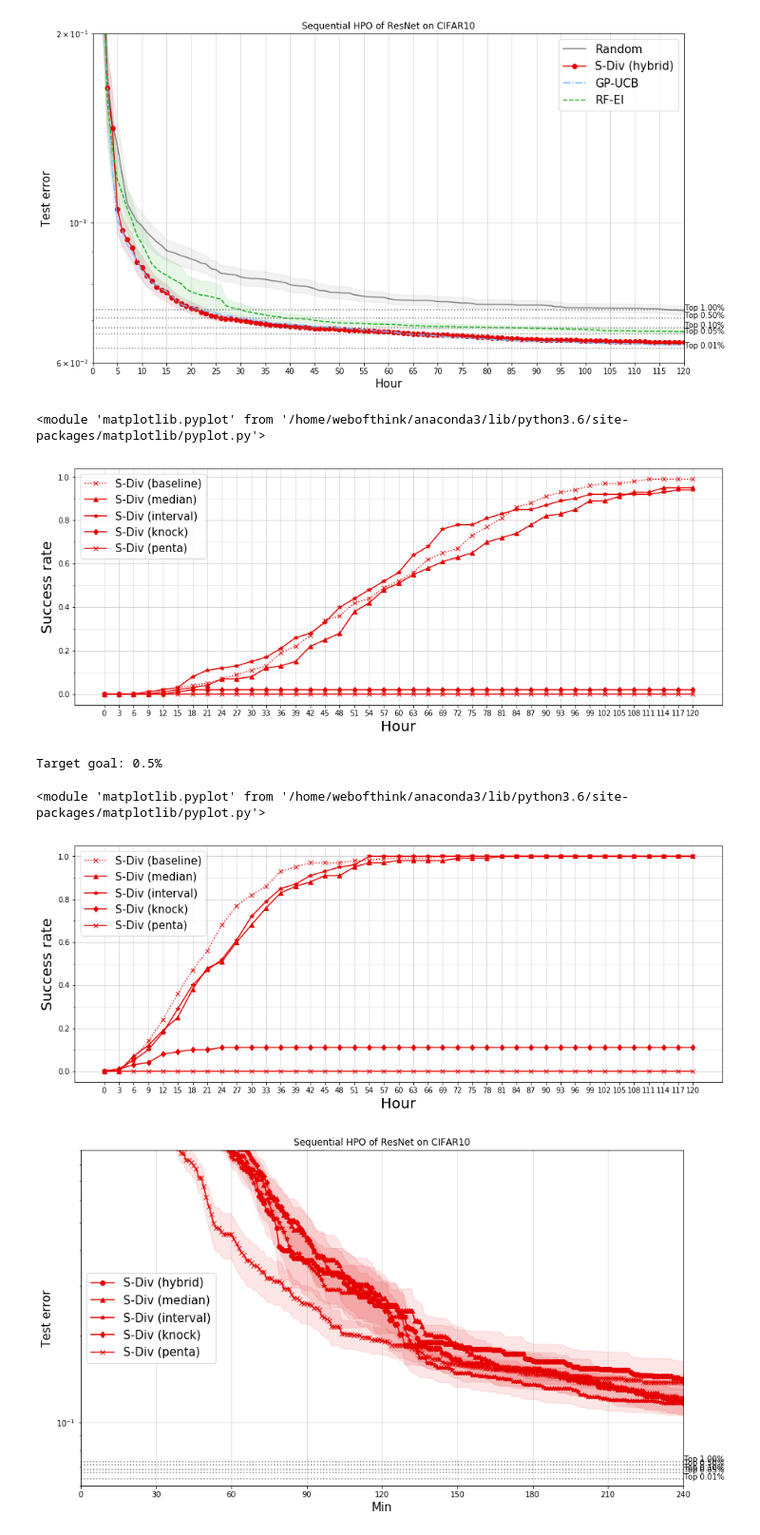
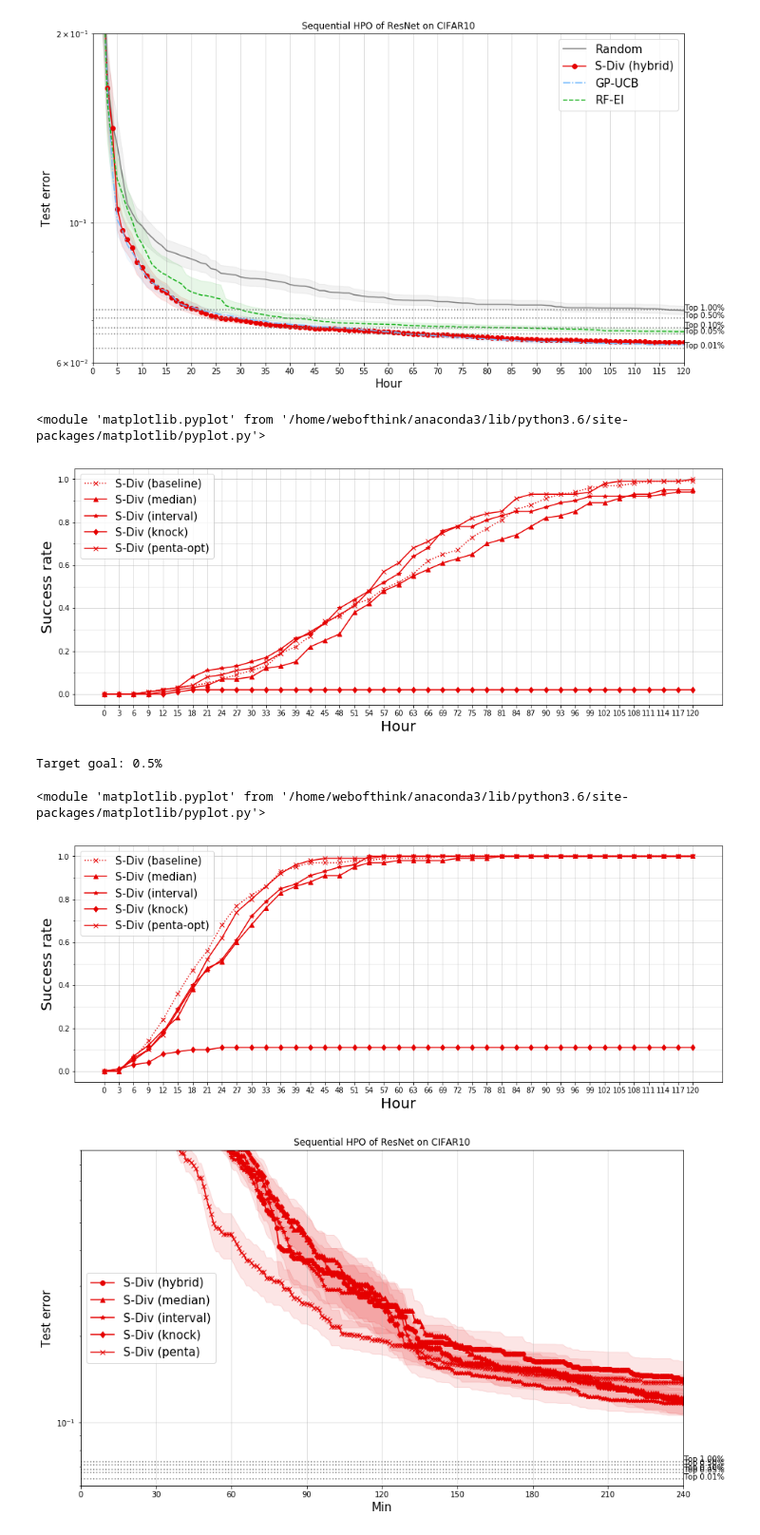
Before and after one commit to yongjinkim49/ecml, a Jupyter notebook: results/[ICML19] CIFAR10-ResNet performance evaluation.ipynb, the cells around one changed output. Shown at 95% size. Drawn from its saved outputs; the diff is of its cells as text; code cells hidden in the pictures.

Commit message:
add interval+penta ETR

```diff
--- a/results/[ICML19] CIFAR10-ResNet performance evaluation.ipynb
+++ b/results/[ICML19] CIFAR10-ResNet performance evaluation.ipynb
@@ -85,17 +85,17 @@ draw_best_error_curve(results, selected, 100,
 [figure]
 # %%
 # ETR performance comparision
-etr_divs = ['S-Div (baseline)', 'S-Div (median)', 'S-Div (interval)', 'S-Div (knock)', 'S-Div (penta)']
+etr_divs = ['S-Div (baseline)', 'S-Div (median)', 'S-Div (interval)', 'S-Div (knock)', 'S-Div (penta-opt)']
 results['S-Div (baseline)'] = load_json(s_path + 'DIV-SEQ-hybrid.HPO_emulator(100).json')
 results['S-Div (median)'] = load_json(s_path + 'DIV-SEQ.hybrid.HPO_emulator.ETR-VizMedian(100).json')
 results['S-Div (interval)'] = load_json(s_path + 'DIV-SEQ.hybrid.HPO_emulator.ETR-Interval(100).json')
 results['S-Div (knock)'] = load_json(s_path + 'DIV-SEQ.hybrid.HPO_emulator.ETR-Knock(100).json')
-results['S-Div (penta)'] = load_json(s_path + 'DIV-SEQ.hybrid.HPO_emulator.ETR-VizPenta(100).json')
+results['S-Div (penta-opt)'] = load_json(s_path + 'DIV-SEQ.hybrid.HPO_emulator.ETR-VizPentaOpt(100).json')
 draw_success_rate_fig(results, target_goal =s['accuracy'], x_max=24*5 +1, x_unit='Hour', step_size=3,
                             div= etr_divs, width=16, height=6 )
 # %% [output]
 <module 'matplotlib.pyplot' from '/home/webofthink/anaconda3/lib/python3.6/site-packages/matplotlib/pyplot.py'>
-[figure, old version]
+[figure, new version]
 # %%
 print("Target goal: {}%".format(stats[1]['difficulty']))
 draw_success_rate_fig(results, target_goal =stats[1]['accuracy'], x_max=24*5 +1, x_unit='Hour', step_size=3,
@@ -103,7 +103,7 @@ draw_success_rate_fig(results, target_goal =stats[1]['accuracy'], x_max=24*5 +1,
 # %% [output]
 Target goal: 0.5%
 <module 'matplotlib.pyplot' from '/home/webofthink/anaconda3/lib/python3.6/site-packages/matplotlib/pyplot.py'>
-[figure, old version]
+[figure, new version]
 # %%
 selected = ['S-Div (hybrid)'] + etr_divs
 draw_best_error_curve(results, selected, 100,
```
Also changed, not shown: 15 other files.
